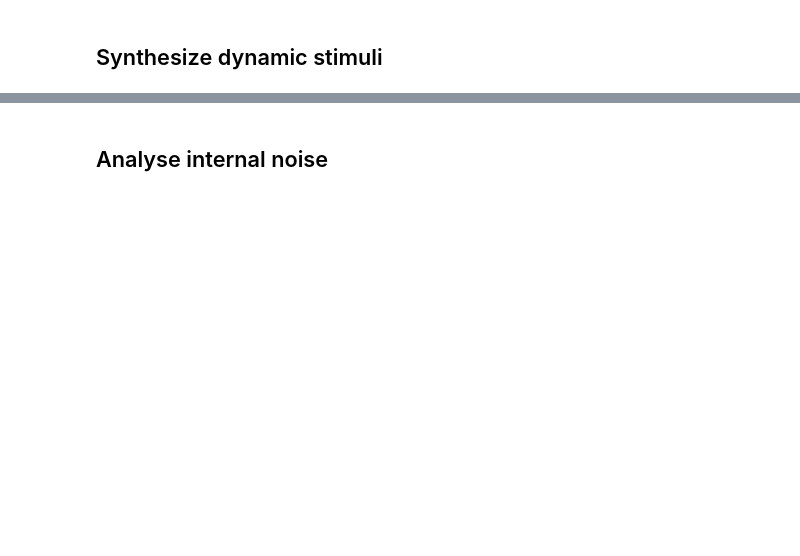
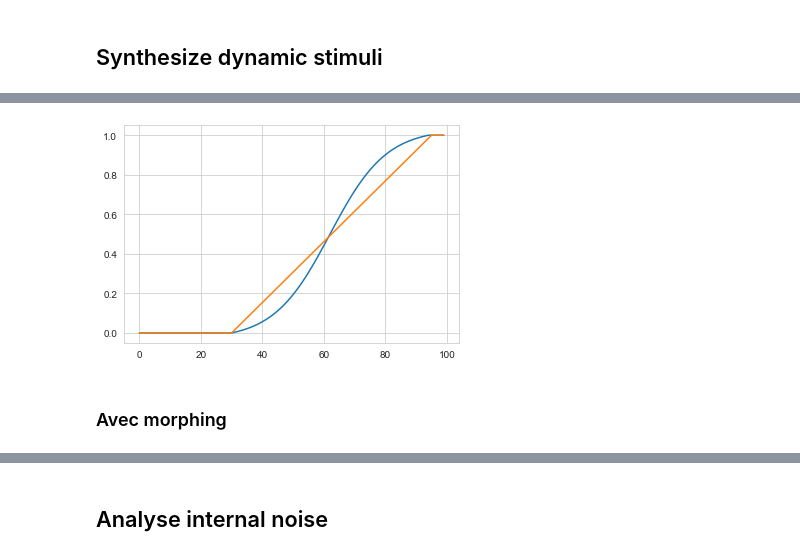
Before and after one commit to neuro-team-femto/revsmile, a Jupyter notebook: analysis/analysis_sepia.ipynb, the cells around one changed output, grey strips where cells are left out. Saved outputs shown, nothing was run; the diff lists cells and outputs as text; code cells hidden in the pictures; blank space fills up the shorter version.

```diff
--- a/analysis/analysis_sepia.ipynb
+++ b/analysis/analysis_sepia.ipynb
@@ -574,0 +575,52 @@ plt.plot(y)
+# %%
+def generate_ramp (n_points = 100,
+                         n_start = 20,
+                         n_end = 20,
+                         zero_one = True,
+                         is_sigmoid = True,
+                         slope = 7):
+
+    # ramp from 0 to 1
+    end_amplitude = 1.0
+    if(zero_one):
+        start_amplitude = 0
+    else:
+        start_amplitude = -1
+
+    # start flat for n_start points
+    ramp = [start_amplitude]*n_start
+
+    n_points = n_points - n_start - n_end
+
+    if is_sigmoid:
+        ramp += list(sigmoid(x_min = 0,
+                       x_max = n_points,
+                       y_min = start_amplitude,
+                       y_max = end_amplitude,
+                       n_points = n_points,
+                       slope = slope))
+    else:
+        # linear ramp
+        ramp += list(np.arange(0,n_points)/n_points*(end_amplitude-start_amplitude) + start_amplitude)
+
+    ramp += [end_amplitude]*n_end
+
+    return ramp
+
+sigmoid_ramp = generate_ramp(n_points = 100,
+                                       n_start = 30,
+                                       n_end = 5,
+                                       zero_one = True,
+                                       is_sigmoid = True)
+linear_ramp = generate_ramp (n_points = 100,
+                                       n_start = 30,
+                                       n_end = 5,
+                                       zero_one = True,
+                                       is_sigmoid = False)
+
+_=plt.plot(sigmoid_ramp)
+_=plt.plot(linear_ramp)
+# %% [output]
+[figure, added]
+# %% [markdown]
+### Avec morphing
```
Also changed, not shown: parts of 24 cells of this notebook, 44 other files.
